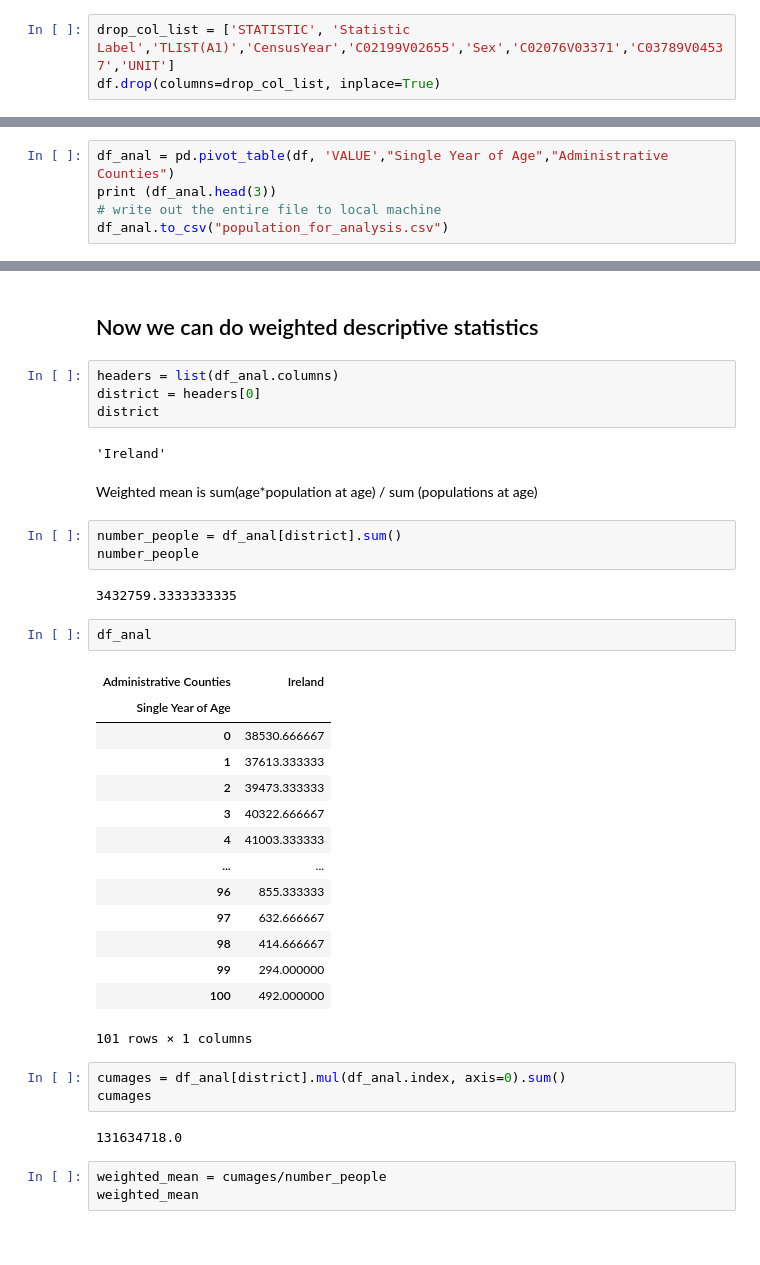
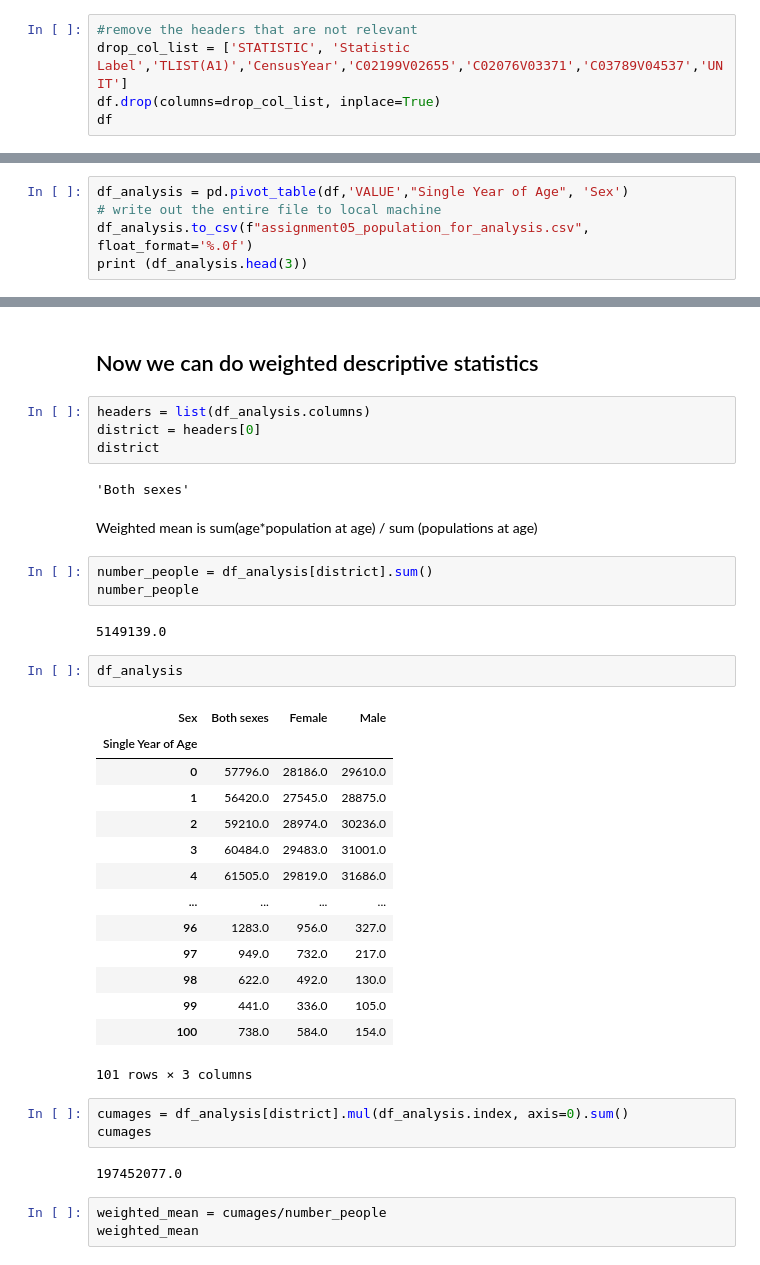
Before and after one commit to FaolanH/programming-for-data-analytics, a Jupyter notebook: pfda-assignments/assignment05-population.ipynb, the cells around one changed output, grey strips where cells are left out. Drawn from its saved outputs; the diff is of its cells as text.

Commit message:
added more comments throughout the code to explain the work, removed 'Administrative Counties' and replaced with 'Sex' as per assignment'

```diff
--- a/pfda-assignments/assignment05-population.ipynb
+++ b/pfda-assignments/assignment05-population.ipynb
@@ -84,5 +72,7 @@ headers
  'UNIT',
  'VALUE']
 # %%
-drop_col_list = ['STATISTIC', 'Statistic Label','TLIST(A1)','CensusYear','C02199V02655','Sex','C02076V03371','C03789V04537','UNIT']
+#remove the headers that are not relevant
+drop_col_list = ['STATISTIC', 'Statistic Label','TLIST(A1)','CensusYear','C02199V02655','C02076V03371','C03789V04537','UNIT']
 df.drop(columns=drop_col_list, inplace=True)
+df
@@ -145,6 +168,6 @@ Name: VALUE, Length: 303, dtype: int64
 # %%
-df_anal = pd.pivot_table(df, 'VALUE',"Single Year of Age","Administrative Counties")
-print (df_anal.head(3))
+df_analysis = pd.pivot_table(df,'VALUE',"Single Year of Age", 'Sex')
 # write out the entire file to local machine
-df_anal.to_csv("population_for_analysis.csv")
+df_analysis.to_csv(f"assignment05_population_for_analysis.csv", float_format='%.0f')
+print (df_analysis.head(3))
 # %% [output]
@@ -158,40 +181,40 @@ Single Year of Age
 # %% [markdown]
 ## Now we can do weighted descriptive statistics
 # %%
-headers = list(df_anal.columns)
+headers = list(df_analysis.columns)
 district = headers[0]
 district
 # %% [output]
-'Ireland'
+'Both sexes'
 # %% [markdown]
 Weighted mean is sum(age*population at age) / sum (populations at age)
 # %%
-number_people = df_anal[district].sum()
+number_people = df_analysis[district].sum()
 number_people
 # %% [output]
-3432759.3333333335
+5149139.0
 # %%
-df_anal
+df_analysis
 # %% [output]
-| Administrative Counties | Ireland |
-| Single Year of Age |  |
-| 0 | 38530.666667 |
-| 1 | 37613.333333 |
-| 2 | 39473.333333 |
-| 3 | 40322.666667 |
-| 4 | 41003.333333 |
-| ... | ... |
-| 96 | 855.333333 |
-| 97 | 632.666667 |
-| 98 | 414.666667 |
-| 99 | 294.000000 |
-| 100 | 492.000000 |
+| Sex | Both sexes | Female | Male |
+| Single Year of Age |  |  |  |
+| 0 | 57796.0 | 28186.0 | 29610.0 |
+| 1 | 56420.0 | 27545.0 | 28875.0 |
+| 2 | 59210.0 | 28974.0 | 30236.0 |
+| 3 | 60484.0 | 29483.0 | 31001.0 |
+| 4 | 61505.0 | 29819.0 | 31686.0 |
+| ... | ... | ... | ... |
+| 96 | 1283.0 | 956.0 | 327.0 |
+| 97 | 949.0 | 732.0 | 217.0 |
+| 98 | 622.0 | 492.0 | 130.0 |
+| 99 | 441.0 | 336.0 | 105.0 |
+| 100 | 738.0 | 584.0 | 154.0 |
-101 rows × 1 columns
+101 rows × 3 columns
 # %%
-cumages = df_anal[district].mul(df_anal.index, axis=0).sum()
+cumages = df_analysis[district].mul(df_analysis.index, axis=0).sum()
 cumages
 # %% [output]
-131634718.0
+197452077.0
 # %%
 weighted_mean = cumages/number_people
 weighted_mean
```
Also changed, not shown: parts of 23 cells of this notebook.
